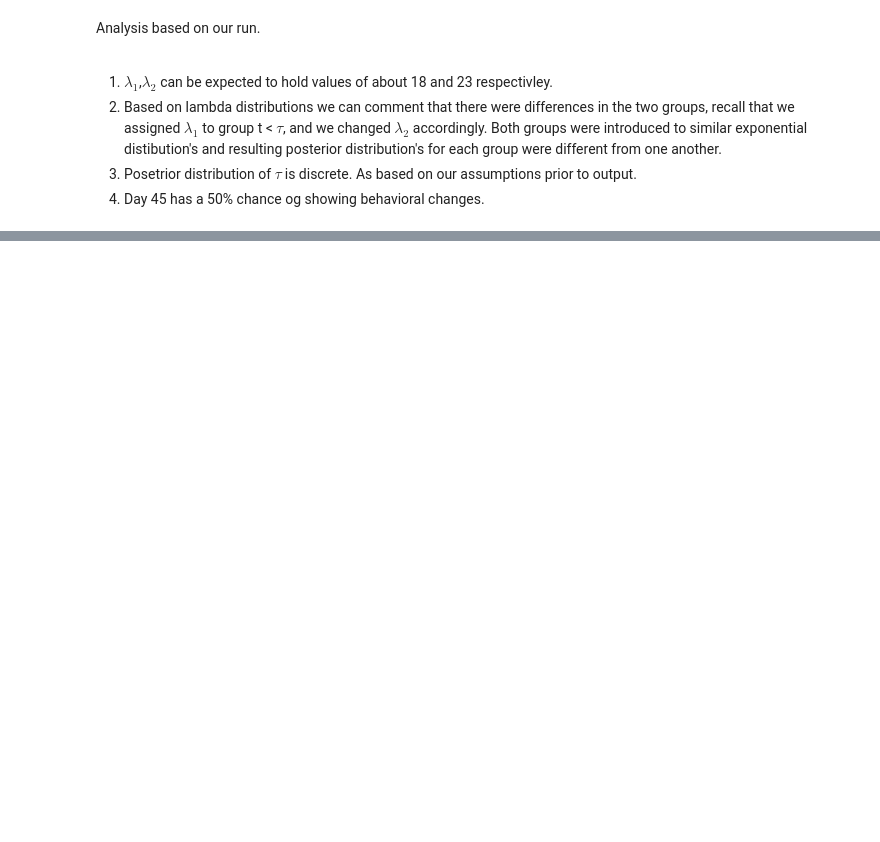
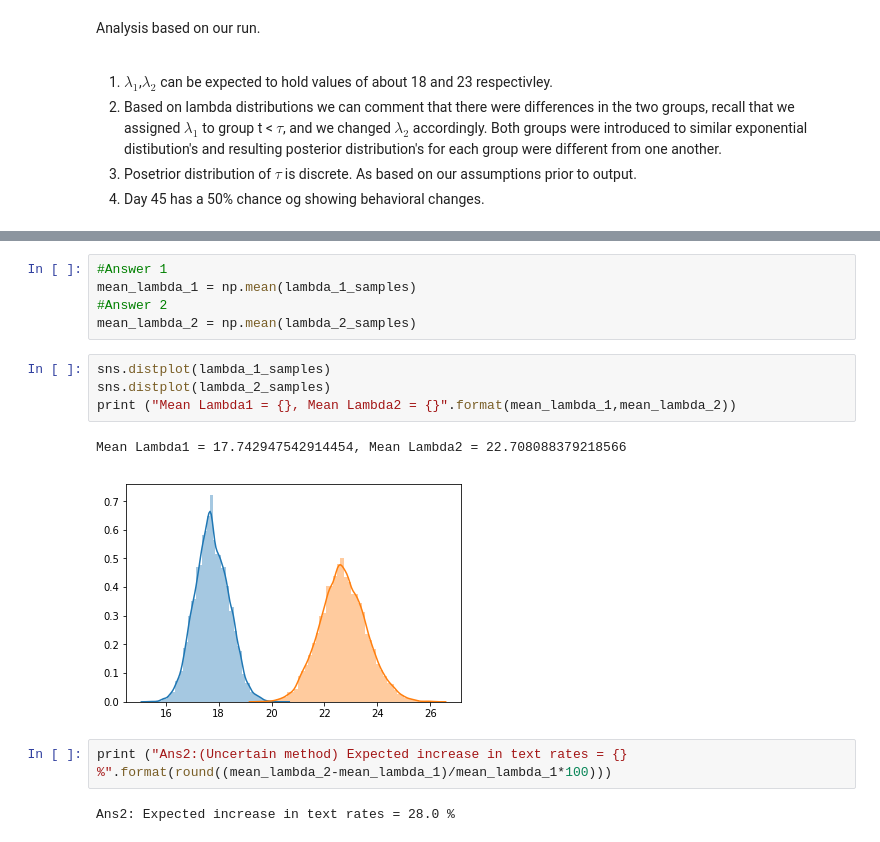
Before and after one commit to SpinachXPasta/Data-Analytics, a Jupyter notebook: Inferring Behavior From Text Data.ipynb, the cells around one changed output, grey strips where cells are left out. Saved outputs shown, nothing was run; the diff lists cells and outputs as text; blank space fills up the shorter version.

```diff
--- a/Inferring Behavior From Text Data.ipynb
+++ b/Inferring Behavior From Text Data.ipynb
@@ -148,0 +244,16 @@ Analysis based on our run.<br />
+# %%
+#Answer 1
+mean_lambda_1 = np.mean(lambda_1_samples)
+#Answer 2
+mean_lambda_2 = np.mean(lambda_2_samples)
+# %%
+sns.distplot(lambda_1_samples)
+sns.distplot(lambda_2_samples)
+print ("Mean Lambda1 = {}, Mean Lambda2 = {}".format(mean_lambda_1,mean_lambda_2))
+# %% [output]
+Mean Lambda1 = 17.742947542914454, Mean Lambda2 = 22.708088379218566
+[figure, added]
+# %%
+print ("Ans2:(Uncertain method) Expected increase in text rates = {} %".format(round((mean_lambda_2-mean_lambda_1)/mean_lambda_1*100)))
+# %% [output]
+Ans2: Expected increase in text rates = 28.0 %
```
Also changed, not shown: parts of 12 cells of this notebook.
